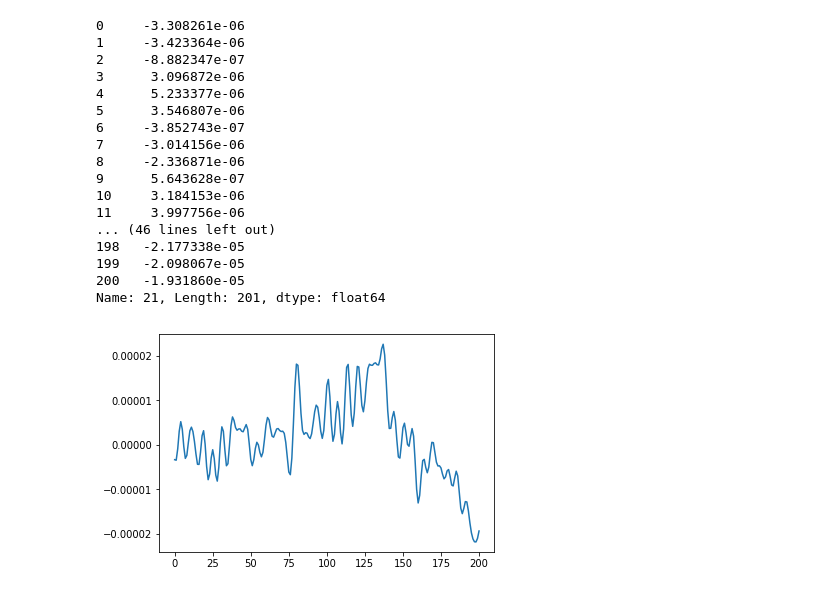
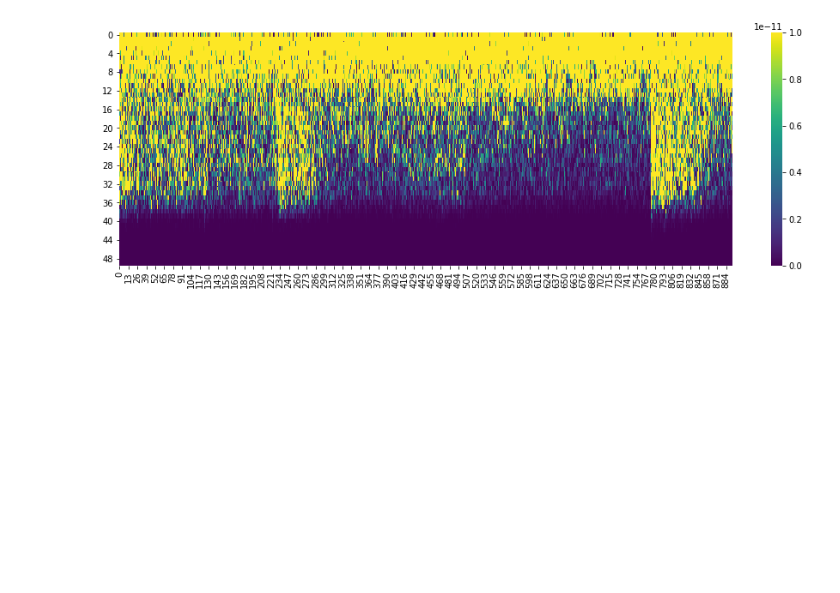
Before and after one commit to santiago-mb/data-science, a Jupyter notebook: wip/tp2/tp2.ipynb, the cells around one changed output. Drawn from its saved outputs; the diff is of its cells as text; code cells hidden in the pictures; blank space fills up the shorter version.

```diff
--- a/wip/tp2/tp2.ipynb
+++ b/wip/tp2/tp2.ipynb
@@ -7,28 +9,16 @@ from scipy import io
-# %%
-x = (sc.io.loadmat('datasetP/P01.mat'))['data']
-
-df = pd.DataFrame(x[0].transpose())
-
-print df[21]
-
-plt.plot(np.arange(201), df[21])
-plt.show()
-# %% [output]
-0     -3.308261e-06
-1     -3.423364e-06
-2     -8.882347e-07
-3      3.096872e-06
-4      5.233377e-06
-5      3.546807e-06
-6     -3.852743e-07
-7     -3.014156e-06
-8     -2.336871e-06
-9      5.643628e-07
-10     3.184153e-06
-11     3.997756e-06
-... (46 lines left out)
-198   -2.177338e-05
-199   -2.098067e-05
-200   -1.931860e-05
-Name: 21, Length: 201, dtype: float64
-[figure, removed]
+# %%
+x = (sc.io.loadmat('datasetP/P01.mat'))['data']
+
+powerDF = pd.DataFrame()
+
+for i in range(len(x)):
+    epoch = pd.DataFrame(x[i])
+    fourier = sc.signal.welch(epoch.loc[[7, 43, 79, 130, 184]].mean(), nperseg=201)
+    powerDF = powerDF.append(pd.Series(fourier[1]).rename(str(i)))
+# %%
+plt.figure(figsize=(16,5))
+sns.heatmap(powerDF.transpose(), vmin=0, vmax=1e-11, cmap='viridis')
+plt.ylim(50, 0)
+plt.show()
+# %% [output]
+[figure, added]
```
Also changed, not shown: parts of 1 cell of this notebook.
